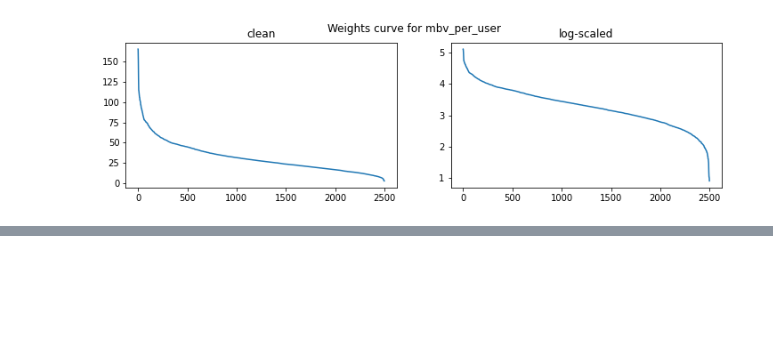
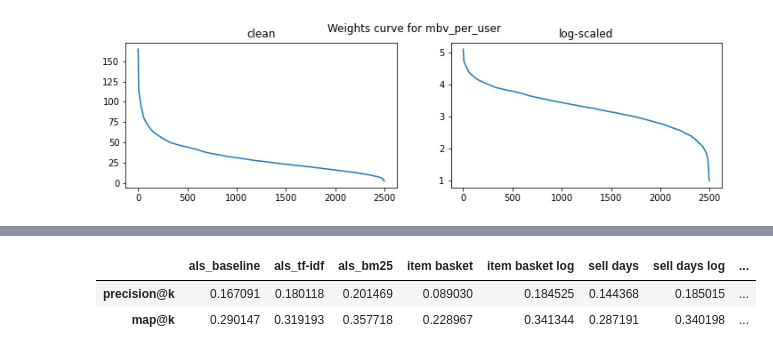
Before and after one commit to j2cry/gb_recommends, a Jupyter notebook: hw3/hw3.ipynb, the cells around one changed output, grey strips where cells are left out. Drawn from its saved outputs; the diff is of its cells as text; code cells hidden in the pictures; blank space fills up the shorter version.

```diff
--- a/hw3/hw3.ipynb
+++ b/hw3/hw3.ipynb
@@ -205,4 +228,12 @@ model.fit(sparse_user_item.T, show_progress=True)
 # %%
+# подготовка параметров обучения модели и параметров предсказателя
+model_params = {'factors': 44,
+                'regularization': 0.001,
+                'iterations': 15,
+                'calculate_training_loss': True,
+                'use_gpu': False,
+                'random_state': 23}
+
 recommender_params = {
     'user_items': sparse_user_item,
     'N': 5, # кол-во рекомендаций
@@ -235,0 +244,4 @@ summary.drop(columns='user_id')
+# %%
+%%time
+# обучение
+result = check_model(sparse_user_item, model_params, recommender_params, true_values.copy(), 'als_baseline')
@@ -248,0 +272,4 @@ summary.drop(columns='user_id')
+# %%
+%%time
+result = check_model(csr_matrix(tfidf_weight(user_item_matrix.T).T).tocsr(), model_params, recommender_params, result, 'als_tf-idf')
+result = check_model(csr_matrix(bm25_weight(user_item_matrix.T).T).tocsr(), model_params, recommender_params, result, 'als_bm25')
@@ -397,0 +412,6 @@ metrics
+# %%
+compare_metrics(result, 'weighted_metrics_default.csv')
+# %% [output]
+|  | als_baseline | als_tf-idf | als_bm25 | item basket | item basket log | sell days | sell days log | ... |
+| precision@k | 0.167091 | 0.180118 | 0.201469 | 0.089030 | 0.184525 | 0.144368 | 0.185015 | ... |
+| map@k | 0.290147 | 0.319193 | 0.357718 | 0.228967 | 0.341344 | 0.287191 | 0.340198 | ... |
```
Also changed, not shown: parts of 35 cells of this notebook, 2 other files.
